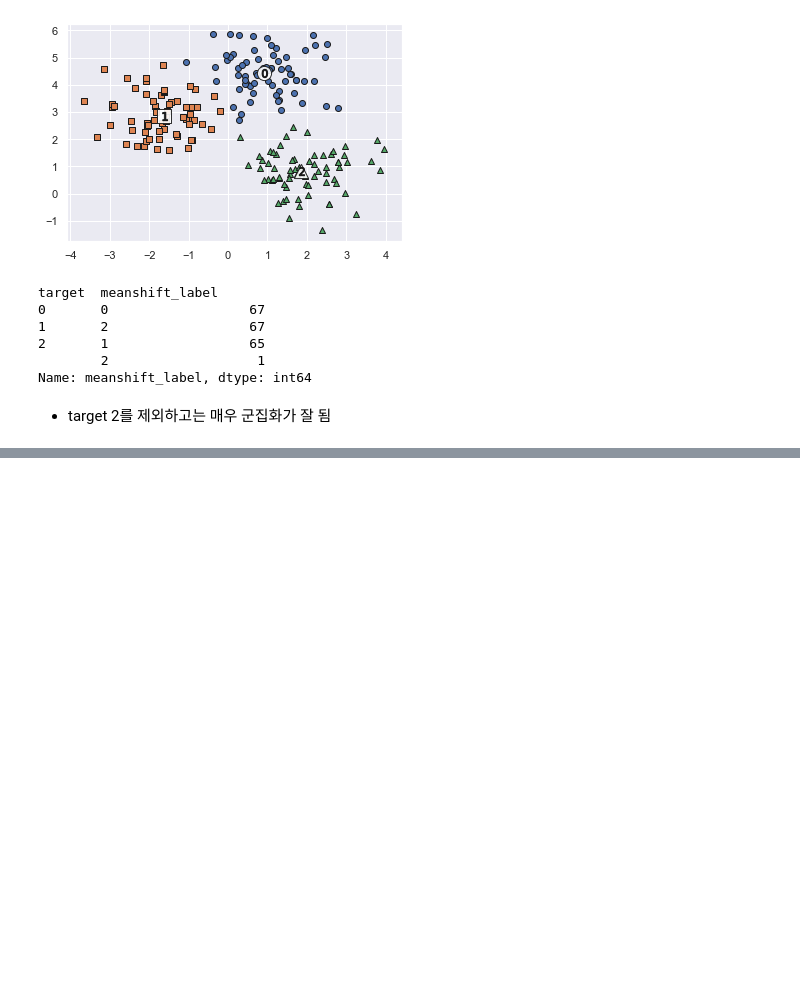
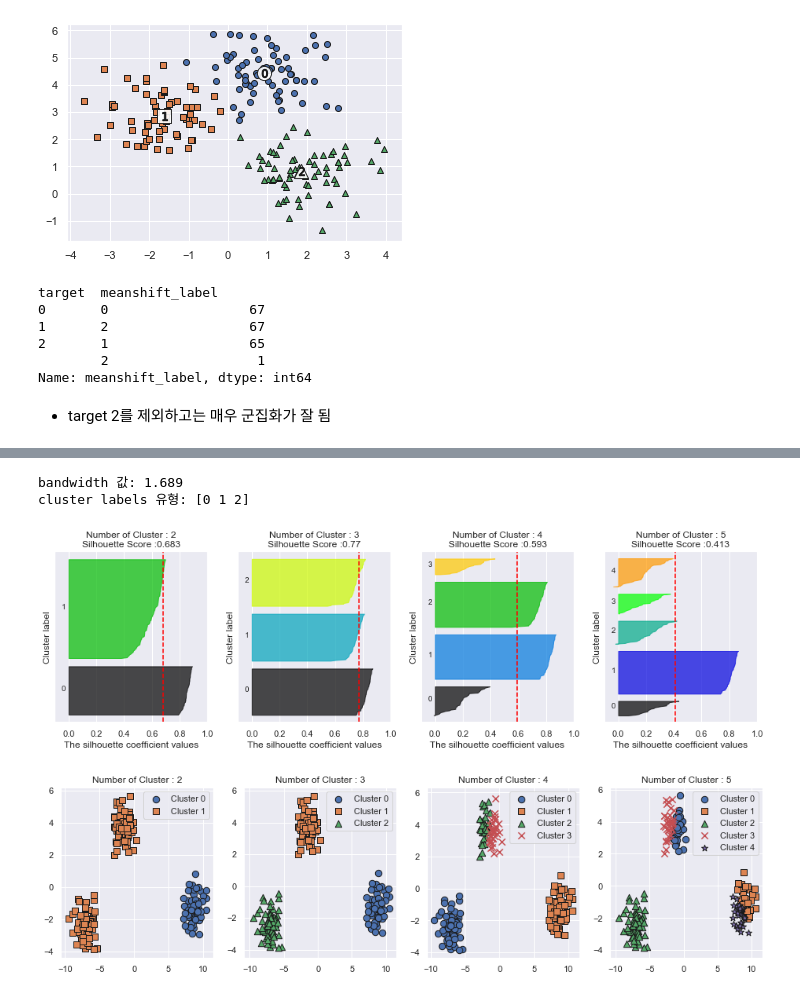
Before and after one commit to chuni90/PerfectGuide, a Jupyter notebook: 7장/7-3 Mean_Shift.ipynb, the cells around one changed output, grey strips where cells are left out. Saved outputs shown, nothing was run; the diff lists cells and outputs as text; code cells hidden in the pictures; blank space fills up the shorter version.

```diff
--- a/7장/7-3 Mean_Shift.ipynb
+++ b/7장/7-3 Mean_Shift.ipynb
@@ -190,0 +295,19 @@ Name: meanshift_label, dtype: int64
+# %%
+import numpy as np
+import matplotlib.pyplot as plt
+from sklearn.cluster import KMeans
+from sklearn.datasets import make_blobs
+%matplotlib inline
+
+X, y = make_blobs(n_samples=200, n_features=4, centers=3, cluster_std=0.8, random_state=0)
+print(X.shape, y.shape)
+
+# y target 값의 분포를 확인
+unique, counts = np.unique(y, return_counts=True)
+print(unique,counts)
+
+import pandas as pd
+
+clusterDF = pd.DataFrame(data=X, columns=['ftr1', 'ftr2','ftr3','ftr4'])
+clusterDF['target'] = y
+clusterDF.head(3)
@@ -190,0 +321,17 @@ Name: meanshift_label, dtype: int64
+# %%
+# estimate_bandwidth()로 최적의 bandwidth 계산
+best_bandwidth = estimate_bandwidth(X, quantile=0.25)
+print('bandwidth 값:', round(bandwidth, 3))
+meanshift= MeanShift(best_bandwidth)
+cluster_labels = meanshift.fit_predict(X)
+print('cluster labels 유형:',np.unique(cluster_labels))
+# %% [output]
+bandwidth 값: 1.689
+cluster labels 유형: [0 1 2]
+# %%
+X_features = clusterDF.iloc[:,:5]
+visualize_silhouette([2,3,4,5],X_features)
+visualize_kmeans_plot_multi([2,3,4,5], X_features)
+# %% [output]
+[figure, added]
+[figure, added]
```
Also changed, not shown: parts of 9 cells of this notebook, 5 other files.
